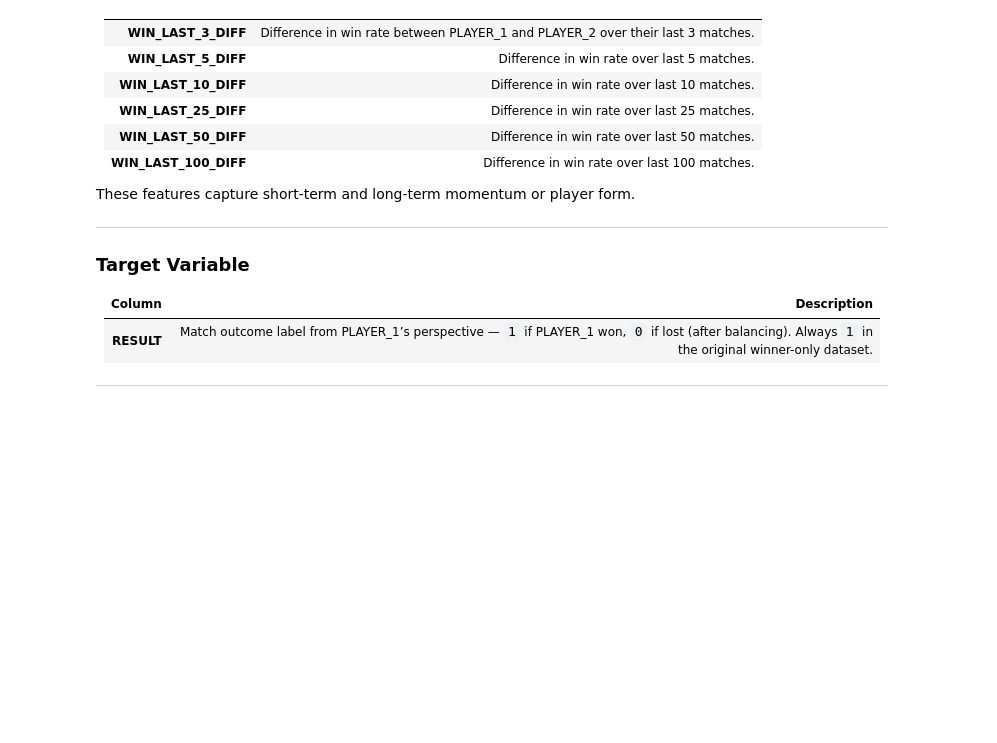
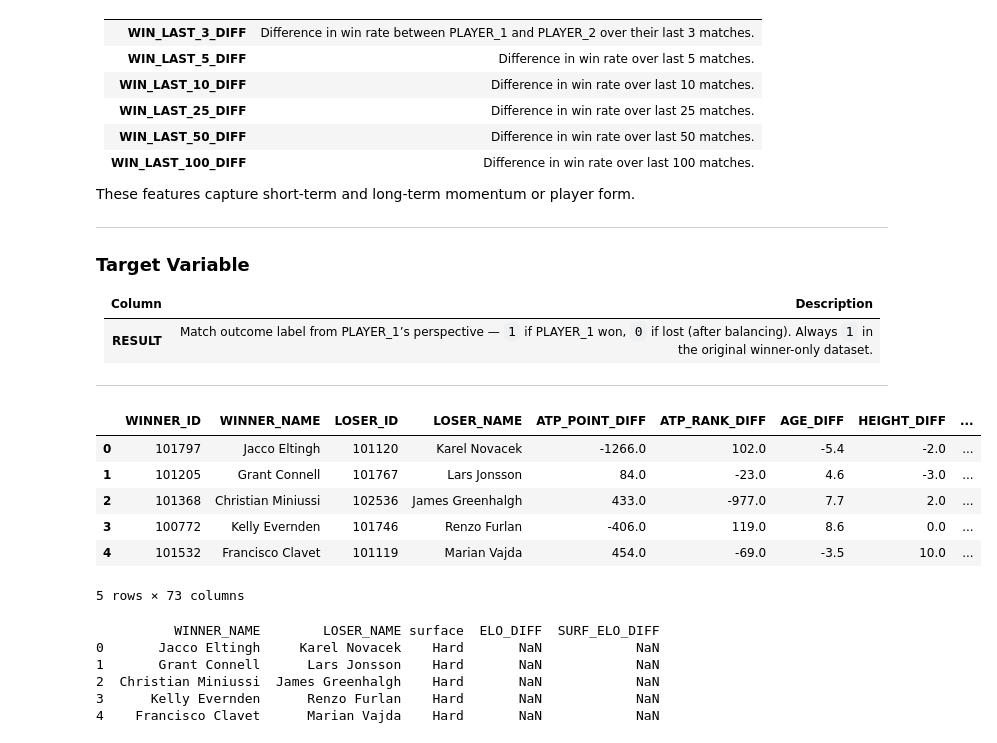
Before and after one commit to San-gularity/Tennis_ATP, a Jupyter notebook: Tennis_ATP.ipynb, the cells around one changed output. Saved outputs shown, nothing was run; the diff lists cells and outputs as text; code cells hidden in the pictures; blank space fills up the shorter version.

```diff
--- a/Tennis_ATP.ipynb
+++ b/Tennis_ATP.ipynb
@@ -373,3 +370,81 @@ These features capture short-term and long-term momentum or player form.
 | **RESULT** | Match outcome label from PLAYER_1’s perspective — `1` if PLAYER_1 won, `0` if lost (after balancing). Always `1` in the original winner-only dataset. |
 
 ---
+# %%
+final_data.head()
+# %% [output]
+|  | WINNER_ID | WINNER_NAME | LOSER_ID | LOSER_NAME | ATP_POINT_DIFF | ATP_RANK_DIFF | AGE_DIFF | HEIGHT_DIFF | ... |
+| 0 | 101797 | Jacco Eltingh | 101120 | Karel Novacek | -1266.0 | 102.0 | -5.4 | -2.0 | ... |
+| 1 | 101205 | Grant Connell | 101767 | Lars Jonsson | 84.0 | -23.0 | 4.6 | -3.0 | ... |
+| 2 | 101368 | Christian Miniussi | 102536 | James Greenhalgh | 433.0 | -977.0 | 7.7 | 2.0 | ... |
+| 3 | 100772 | Kelly Evernden | 101746 | Renzo Furlan | -406.0 | 119.0 | 8.6 | 0.0 | ... |
+| 4 | 101532 | Francisco Clavet | 101119 | Marian Vajda | 454.0 | -69.0 | -3.5 | 10.0 | ... |
+5 rows × 73 columns
+# %%
+import pandas as pd, numpy as np, unicodedata
+
+def norm_name(s):
+    if pd.isna(s): return s
+    s = unicodedata.normalize("NFKD", str(s))
+    s = "".join(ch for ch in s if not unicodedata.combining(ch))
+    s = s.lower().strip().replace(".", "").replace("-", " ")
+    while "  " in s: s = s.replace("  ", " ")
+    return s
+
+
+elo = pd.read_csv("atp_elo_ratings.csv")
+elo.columns = [c.strip().lower().replace(" ", "_") for c in elo.columns]
+elo = elo[["player","elo","helo","celo","gelo"]].dropna(subset=["player"]).drop_duplicates("player")
+elo["player_key"] = elo["player"].map(norm_name)
+
+
+df = final_data.copy()
+if "WINNER_NAME" not in df or "LOSER_NAME" not in df:
+    raise KeyError("final_data must include WINNER_NAME and LOSER_NAME")
+df["WINNER_KEY"] = df.get("WINNER_KEY", df["WINNER_NAME"].map(norm_name))
+df["LOSER_KEY"]  = df.get("LOSER_KEY",  df["LOSER_NAME"].map(norm_name))
+
+
+if "surface" not in df and "filtered_data" in globals() and "surface" in filtered_data.columns:
+    df["surface"] = filtered_data["surface"]
+
+
+need_cols = {"w_elo","l_elo","w_helo","l_helo","w_celo","l_celo","w_gelo","l_gelo"}
+if not need_cols.issubset(df.columns):
+    w = elo.add_prefix("w_")
+    l = elo.add_prefix("l_")
+    df = df.merge(w, left_on="WINNER_KEY", right_on="w_player_key", how="left") \
+           .merge(l, left_on="LOSER_KEY",  right_on="l_player_key",  how="left")
+
+
+df["ELO_DIFF"] = df["w_elo"] - df["l_elo"]
+
+if "surface" in df.columns:
+    s = df["surface"].str.lower().fillna("")
+    is_h, is_c, is_g = s.str.startswith("h"), s.str.startswith("c"), s.str.startswith("g")
+    w_surf = np.select([is_h,            is_c,            is_g           ],
+                       [df["w_helo"],    df["w_celo"],    df["w_gelo"]   ],
+                       default=df["w_elo"])
+    l_surf = np.select([is_h,            is_c,            is_g           ],
+                       [df["l_helo"],    df["l_celo"],    df["l_gelo"]   ],
+                       default=df["l_elo"])
+    df["SURF_ELO_DIFF"] = w_surf - l_surf
+else:
+    df["SURF_ELO_DIFF"] = np.nan
+
+
+if "RESULT" in df.columns:
+    cols = df.columns.tolist()
+    for c in ["ELO_DIFF","SURF_ELO_DIFF"]:
+        if c in cols: cols.remove(c)
+    ridx = cols.index("RESULT")
+    df = df[cols[:ridx] + ["ELO_DIFF","SURF_ELO_DIFF"] + cols[ridx:]]
+
+final_data = df
+# %% [output]
+          WINNER_NAME        LOSER_NAME surface  ELO_DIFF  SURF_ELO_DIFF
+0       Jacco Eltingh     Karel Novacek    Hard       NaN            NaN
+1       Grant Connell      Lars Jonsson    Hard       NaN            NaN
+2  Christian Miniussi  James Greenhalgh    Hard       NaN            NaN
+3      Kelly Evernden      Renzo Furlan    Hard       NaN            NaN
+4    Francisco Clavet      Marian Vajda    Hard       NaN            NaN
```
Also changed, not shown: parts of 10 cells of this notebook, 2 other files.
